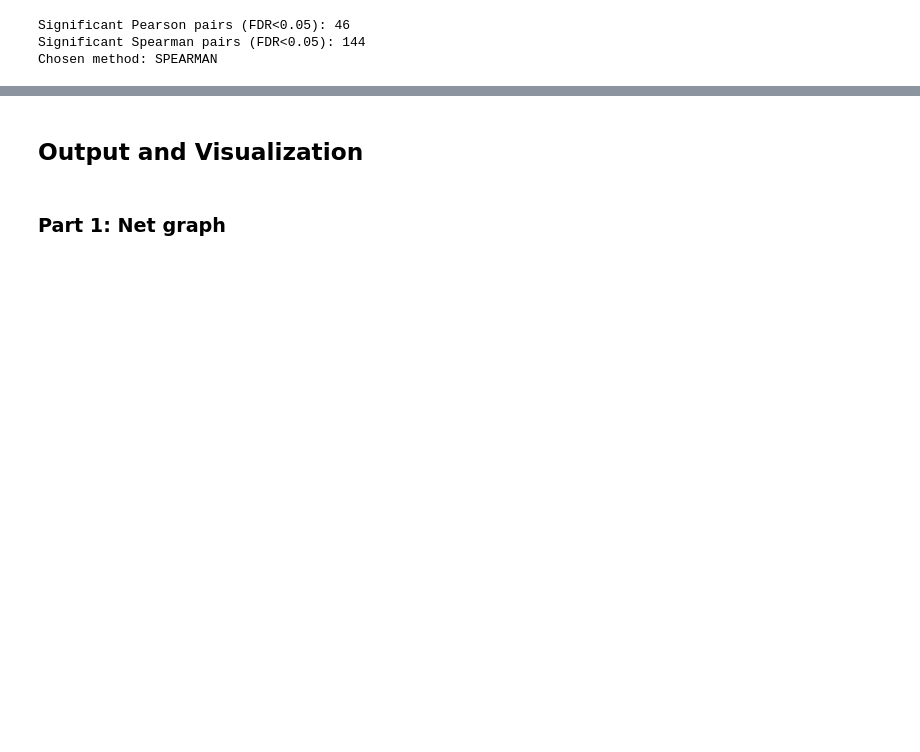
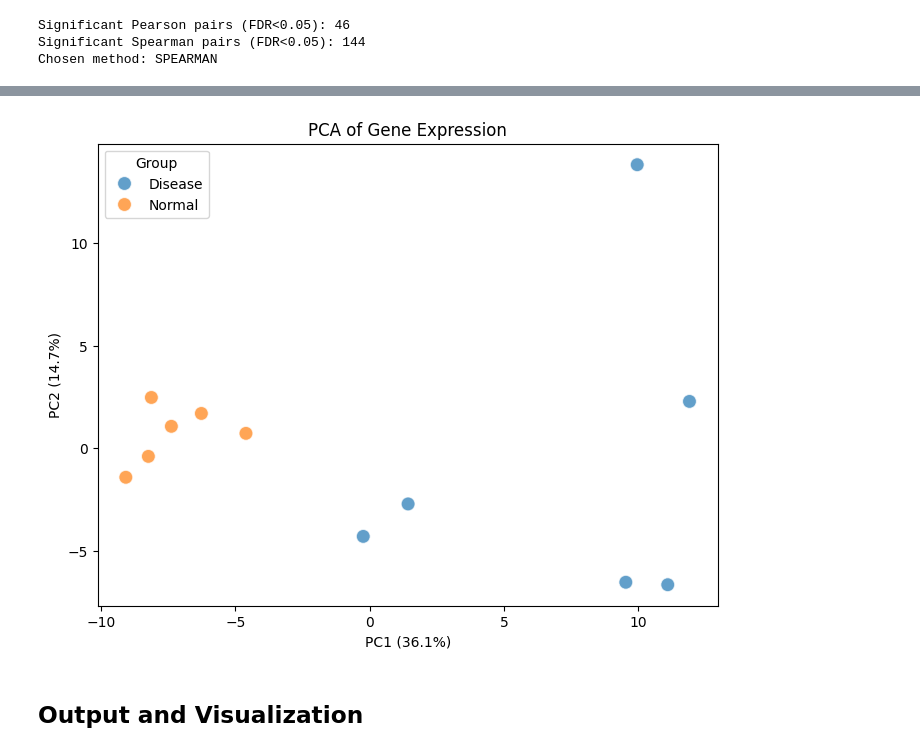
Before and after one commit to rikellermeyer/TranscriptHomies, a Jupyter notebook: master_script.ipynb, the cells around one changed output, grey strips where cells are left out. Saved outputs shown, nothing was run; the diff lists cells and outputs as text; code cells hidden in the pictures; blank space fills up the shorter version.

```diff
--- a/master_script.ipynb
+++ b/master_script.ipynb
@@ -254,0 +386,5 @@ Chosen method: SPEARMAN
+# %%
+# expression_df: rows = genes, columns = samples
+data_T = data.T  # now rows = samples, columns = genes
+print("Transposed Data for PCA:")
+print(data_T)
@@ -254,0 +409,12 @@ Chosen method: SPEARMAN
+# %%
+# Define a function to assign group based on column names
+def assign_group(sample_name):
+    if 'P' not in sample_name:
+        return 'Disease'
+    elif 'CP' in sample_name:
+        return 'Normal'
+    else:
+        return 'Unknown'
+# Apply to all sample names (index after transpose)
+groups = [assign_group(s) for s in data_T.index]
+print(groups)
@@ -254,0 +423,14 @@ Chosen method: SPEARMAN
+# %%
+# Initialize PCA (2 components for a 2D plot)
+pca = PCA(n_components=2)
+
+# Fit PCA to the data
+pca_result = pca.fit_transform(data_T)
+
+# Create a DataFrame for plotting
+pca_df = pd.DataFrame(pca_result, columns=['PC1', 'PC2'], index=data_T.index)
+
+# annotation
+pca_df['Group'] = groups
+print("PCA Result DataFrame:")
+print(pca_df)
@@ -255,4 +452,12 @@ Chosen method: SPEARMAN
+# %%
+plt.figure(figsize=(8,6))
+sns.scatterplot(x='PC1', y='PC2', hue='Group', data=pca_df, s=100, alpha=0.7)  # added alpha
+plt.xlabel(f"PC1 ({pca.explained_variance_ratio_[0]*100:.1f}%)")
+plt.ylabel(f"PC2 ({pca.explained_variance_ratio_[1]*100:.1f}%)")
+plt.title("PCA of Gene Expression")
+plt.legend(title='Group')
+plt.show()
+# %% [output]
+[figure, added]
 # %% [markdown]
 ## Output and Visualization
-# %% [markdown]
-### Part 1: Net graph
```
Also changed, not shown: parts of 16 cells of this notebook.
